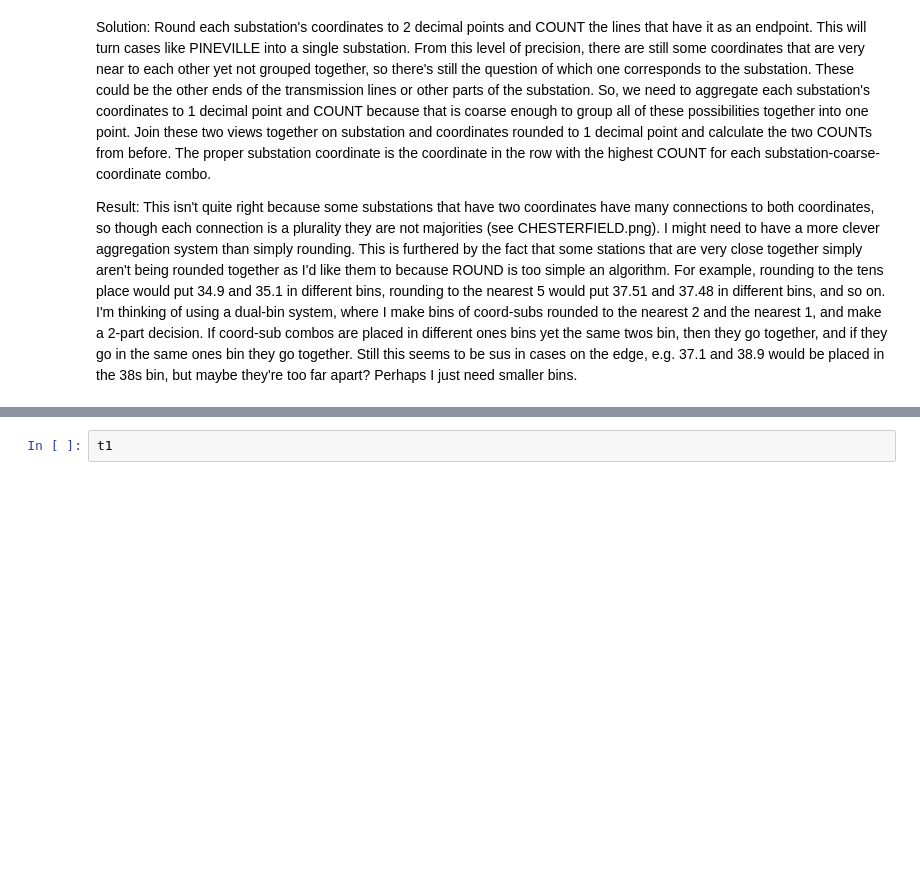
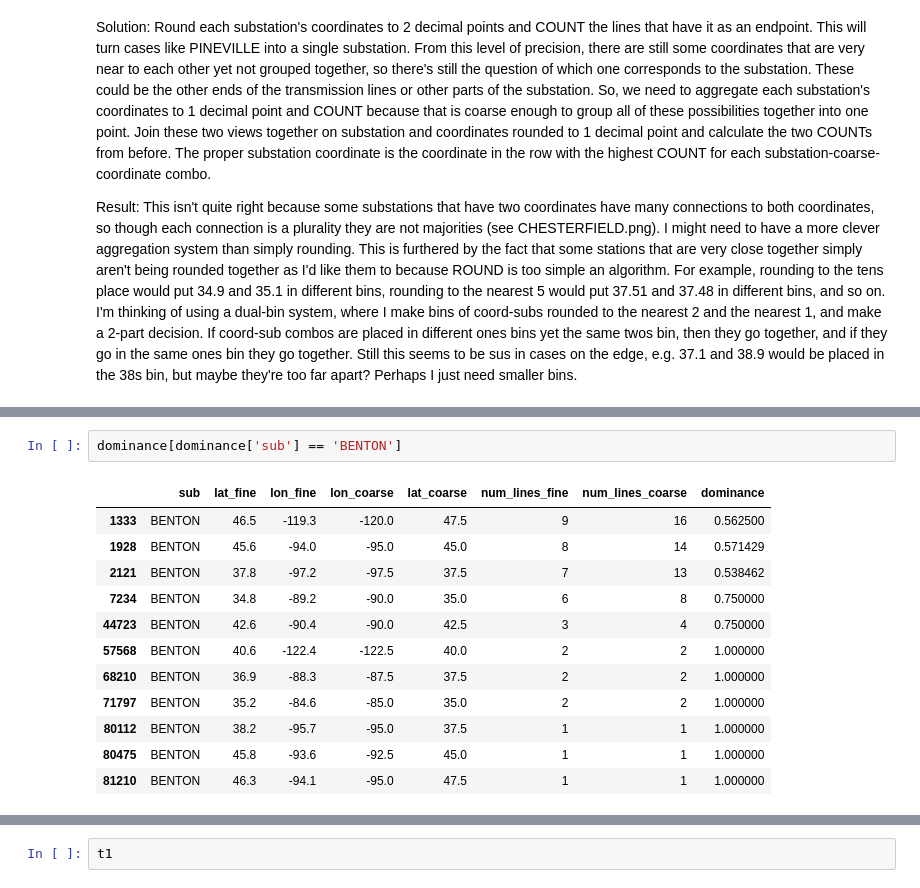
Before and after one commit to Ker-ple/electric_grid, a Jupyter notebook: EDA/grids.ipynb, the cells around one changed output, grey strips where cells are left out. Drawn from its saved outputs; the diff is of its cells as text; blank space fills up the shorter version.

```diff
--- a/EDA/grids.ipynb
+++ b/EDA/grids.ipynb
@@ -297,0 +302,15 @@ usa[(usa['coords_one'].str.split(', ').str[0].astype(float).between(38, 40)) & u
+# %%
+dominance[dominance['sub'] == 'BENTON']
+# %% [output]
+|  | sub | lat_fine | lon_fine | lon_coarse | lat_coarse | num_lines_fine | num_lines_coarse | dominance |
+| 1333 | BENTON | 46.5 | -119.3 | -120.0 | 47.5 | 9 | 16 | 0.562500 |
+| 1928 | BENTON | 45.6 | -94.0 | -95.0 | 45.0 | 8 | 14 | 0.571429 |
+| 2121 | BENTON | 37.8 | -97.2 | -97.5 | 37.5 | 7 | 13 | 0.538462 |
+| 7234 | BENTON | 34.8 | -89.2 | -90.0 | 35.0 | 6 | 8 | 0.750000 |
+| 44723 | BENTON | 42.6 | -90.4 | -90.0 | 42.5 | 3 | 4 | 0.750000 |
+| 57568 | BENTON | 40.6 | -122.4 | -122.5 | 40.0 | 2 | 2 | 1.000000 |
+| 68210 | BENTON | 36.9 | -88.3 | -87.5 | 37.5 | 2 | 2 | 1.000000 |
+| 71797 | BENTON | 35.2 | -84.6 | -85.0 | 35.0 | 2 | 2 | 1.000000 |
+| 80112 | BENTON | 38.2 | -95.7 | -95.0 | 37.5 | 1 | 1 | 1.000000 |
+| 80475 | BENTON | 45.8 | -93.6 | -92.5 | 45.0 | 1 | 1 | 1.000000 |
+| 81210 | BENTON | 46.3 | -94.1 | -95.0 | 47.5 | 1 | 1 | 1.000000 |
```
Also changed, not shown: parts of 65 cells of this notebook.
